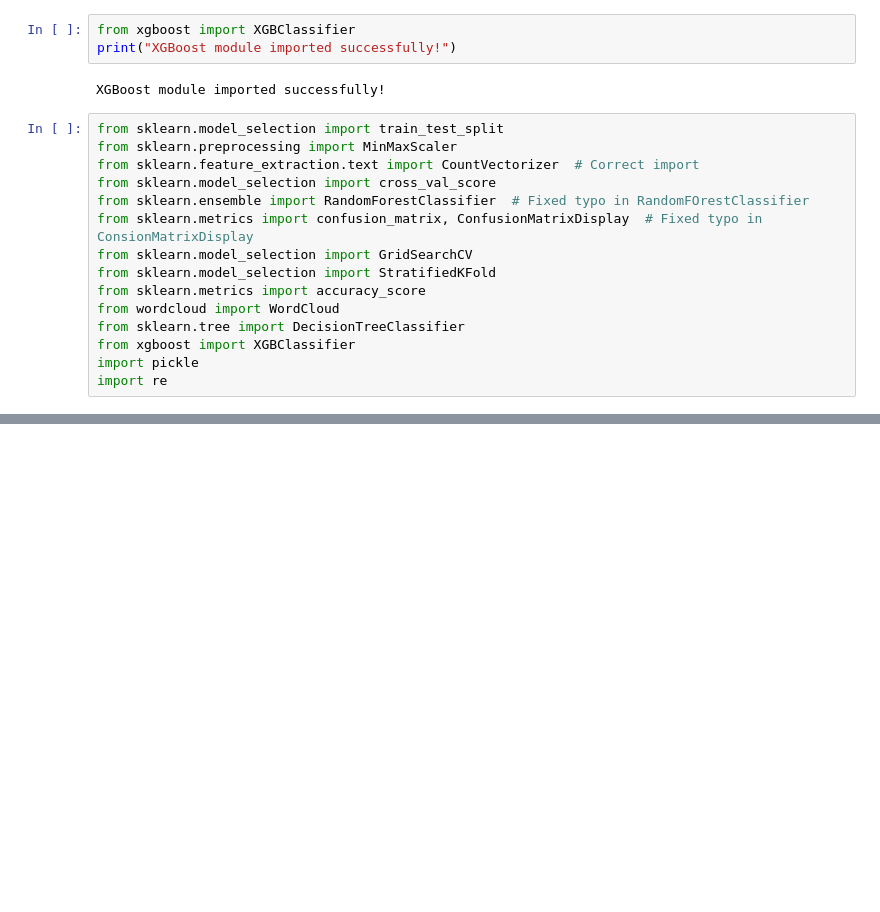
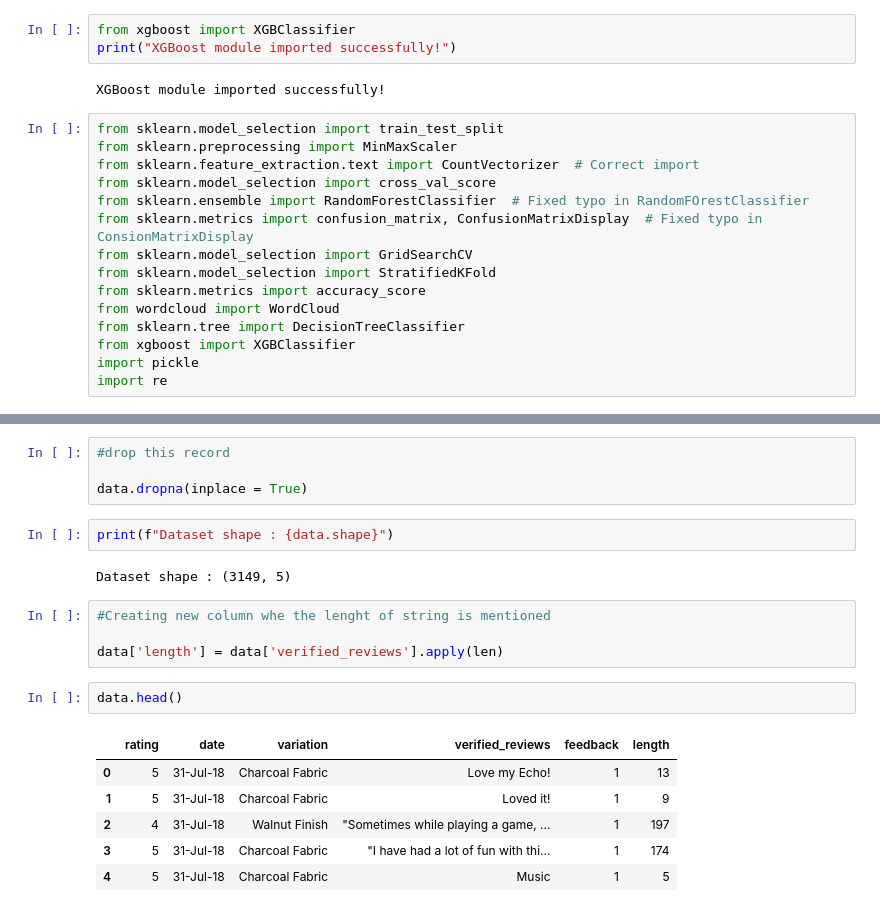
Before and after one commit to ss5613/Sentiment-Analysis, a Jupyter notebook: Sentiment_Analysis.ipynb, the cells around one changed output, grey strips where cells are left out. Saved outputs shown, nothing was run; the diff lists cells and outputs as text; blank space fills up the shorter version.

```diff
--- a/Sentiment_Analysis.ipynb
+++ b/Sentiment_Analysis.ipynb
@@ -89,0 +106,21 @@ import re
+# %%
+#drop this record
+
+data.dropna(inplace = True)
+# %%
+print(f"Dataset shape : {data.shape}")
+# %% [output]
+Dataset shape : (3149, 5)
+# %%
+#Creating new column whe the lenght of string is mentioned
+
+data['length'] = data['verified_reviews'].apply(len)
+# %%
+data.head()
+# %% [output]
+|  | rating | date | variation | verified_reviews | feedback | length |
+| 0 | 5 | 31-Jul-18 | Charcoal Fabric | Love my Echo! | 1 | 13 |
+| 1 | 5 | 31-Jul-18 | Charcoal Fabric | Loved it! | 1 | 9 |
+| 2 | 4 | 31-Jul-18 | Walnut Finish | "Sometimes while playing a game, ... | 1 | 197 |
+| 3 | 5 | 31-Jul-18 | Charcoal Fabric | "I have had a lot of fun with thi... | 1 | 174 |
+| 4 | 5 | 31-Jul-18 | Charcoal Fabric | Music | 1 | 5 |
```
Also changed, not shown: parts of 18 cells of this notebook.
